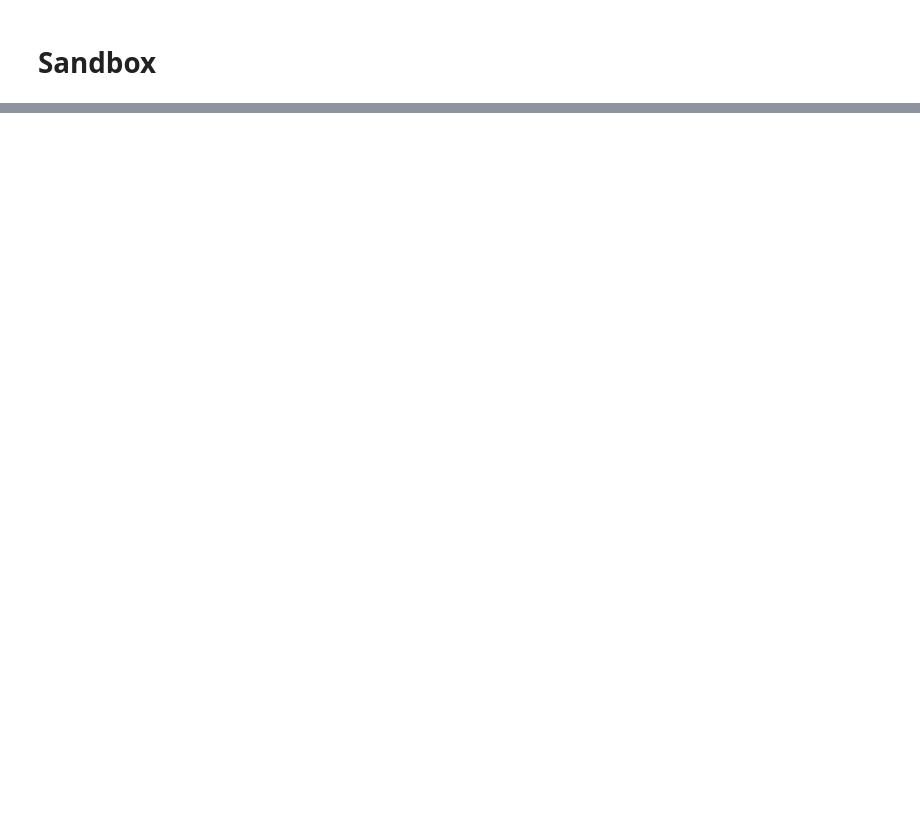
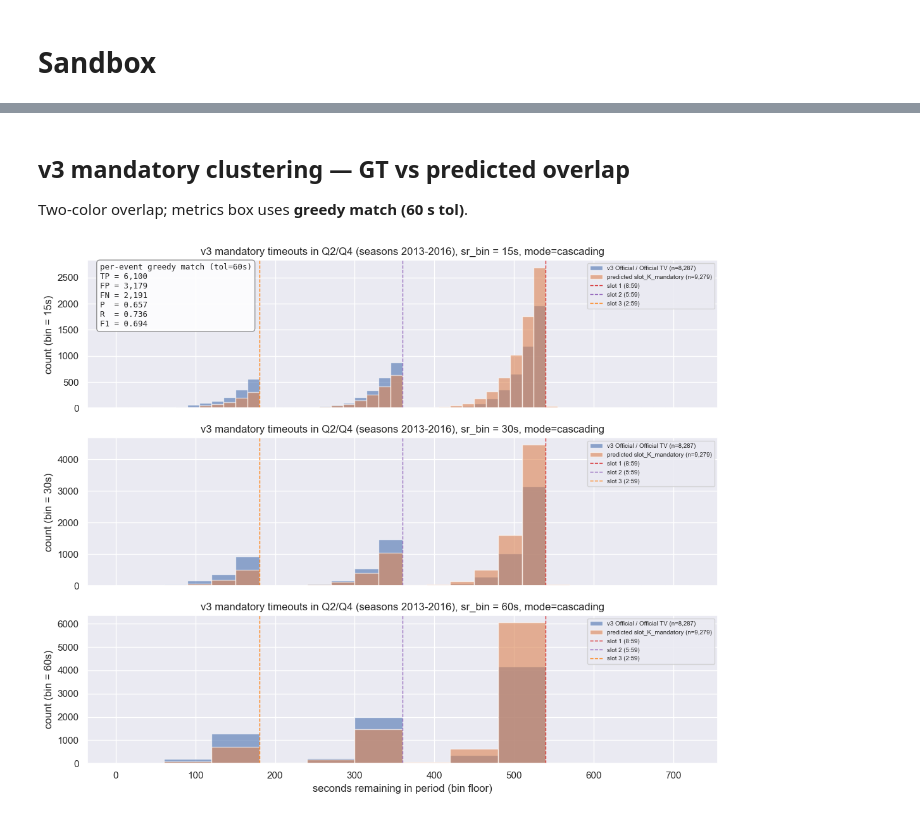
Before and after one commit to akseldkw07/NBA-Timeout-Impact, a Jupyter notebook: Notebooks/TV-Timeout-Injection.ipynb, the cells around one changed output, grey strips where cells are left out. Cells and saved outputs as stored; diff of their text form; code cells hidden in the pictures; blank space fills up the shorter version.

```diff
--- a/Notebooks/TV-Timeout-Injection.ipynb
+++ b/Notebooks/TV-Timeout-Injection.ipynb
@@ -246,0 +334,13 @@ Name: count, dtype: int64
+# %% [markdown]
+## v3 mandatory clustering — GT vs predicted overlap
+
+Two-color overlap; metrics box uses **greedy match (60 s tol)**.
+# %%
+from nba_timeout_impact.plotting_utils.timeout_injection_plots import TimeoutInjectionPlots
+
+fig, axes, r_v3 = TimeoutInjectionPlots.plot_gt_vs_predicted_overlap(
+    memo_v3, seasons=SEASONS, pre_2017_mode="cascading", tolerance_s=60
+)
+plt.show()
+# %% [output]
+[figure, added]
```
Also changed, not shown: parts of 13 cells of this notebook, 7 other files.
